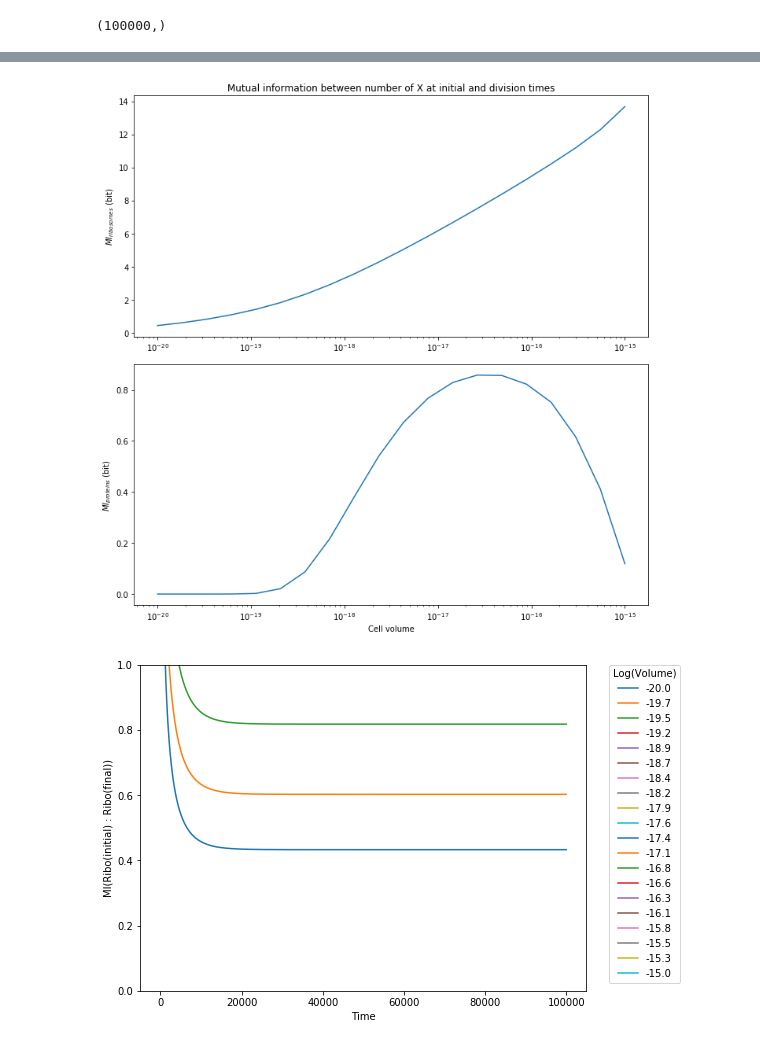
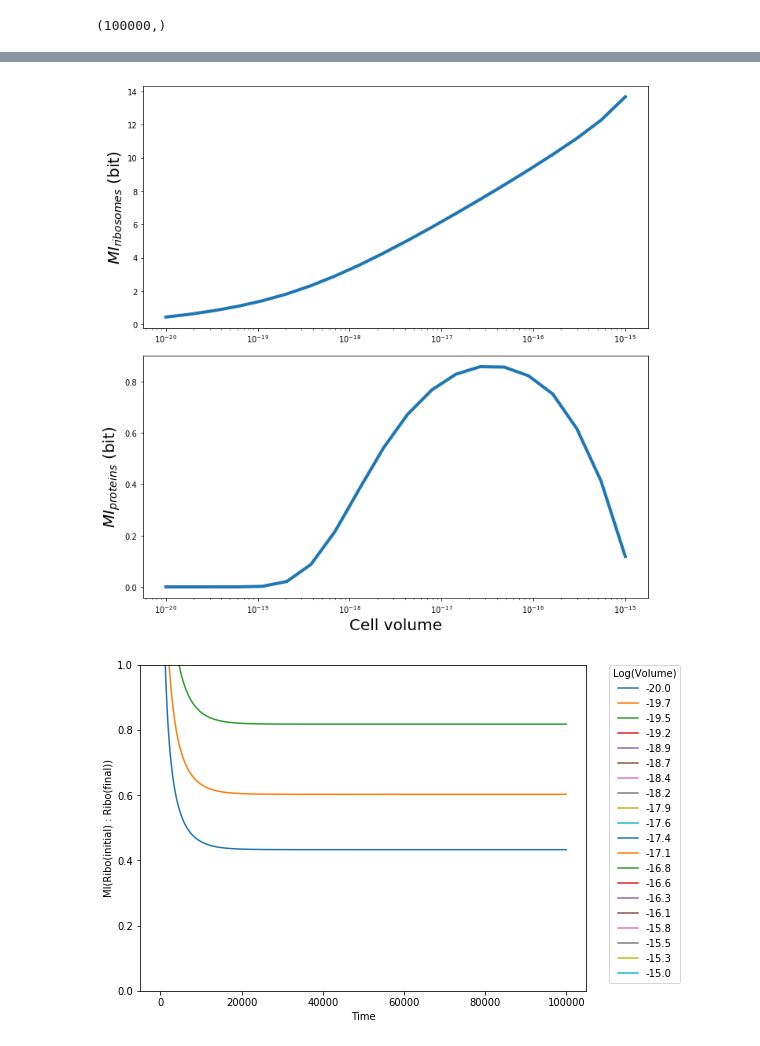
Before and after one commit to Ngort/Cellsim, a Jupyter notebook: Cellsim/MICollapse-real_scaling.ipynb, the cells around one changed output, grey strips where cells are left out. Saved outputs shown, nothing was run; the diff lists cells and outputs as text; code cells hidden in the pictures.

```diff
--- a/Cellsim/MICollapse-real_scaling.ipynb
+++ b/Cellsim/MICollapse-real_scaling.ipynb
@@ -326,7 +355,7 @@ trajectories_by_volume = [Trajectory(volume=v, division=False) for v in volumes]
 matrix_length = 20
 
 volumes = np.logspace(-20,-15,matrix_length)
-scaling_factors = np.logspace(-2,10,matrix_length)
+scaling_factors = np.logspace(-10,25,matrix_length)
 ribo_matrix = np.zeros((matrix_length,matrix_length))
 prot_matrix = np.zeros((matrix_length,matrix_length))
 
@@ -401,21 +444,21 @@ mi_prot_div_by_size = [trajectories_by_volume[i].mi_prot_div for i in range(len(
 mi_riboprot_div_by_size = [trajectories_by_volume[i].mi_riboprot_div for i in range(len(volumes))]
 # %%
 fig, axes = plt.subplots(2, sharex=False, figsize=(10,10))
-axes[0].plot(volumes,mi_ribo_div_by_size)
+axes[0].plot(volumes,mi_ribo_div_by_size,lw=4)
 axes[0].set_xscale('log')
-axes[1].plot(volumes,mi_prot_div_by_size)
+axes[1].plot(volumes,mi_prot_div_by_size, lw=4)
 axes[1].set_xscale('log')
 #axes[2].plot(volumes,mi_riboprot_div_by_size)
 axes[1].set_xscale('log')
-axes[1].set_xlabel('Cell volume')
-axes[0].set_ylabel(r'$MI_{ribosomes}$ (bit)')
-axes[1].set_ylabel(r'$MI_{proteins}$ (bit)')
-axes[0].set_title('Mutual information between number of X at initial and division times')
+axes[1].set_xlabel('Cell volume', size=20)
+axes[0].set_ylabel(r'$MI_{ribosomes}$ (bit)', size=20)
+axes[1].set_ylabel(r'$MI_{proteins}$ (bit)', size=20)
+#axes[0].set_title('', size=20)
 
 plt.tight_layout()
 plt.show()
 # %% [output]
-[figure, old version]
+[figure, new version]
 # %%
 plt.figure(figsize=(8,6))
 for i,traj in enumerate(trajectories_by_volume):
```
Also changed, not shown: parts of 15 cells of this notebook.
